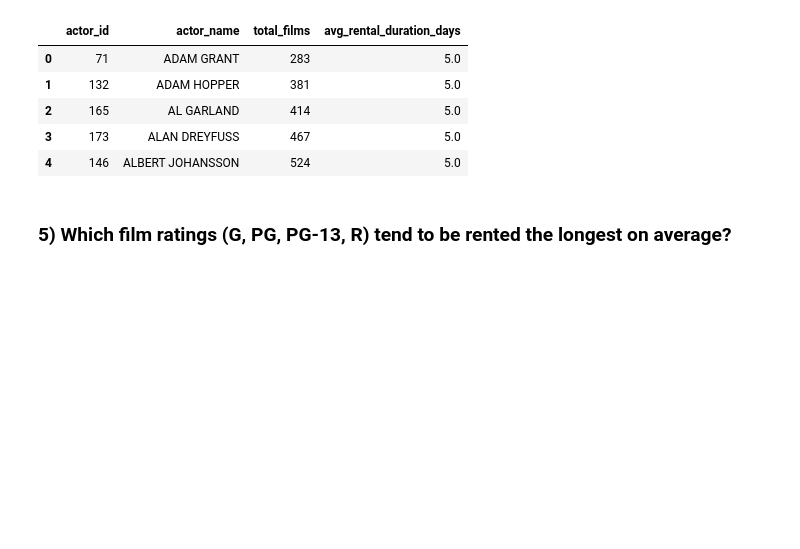
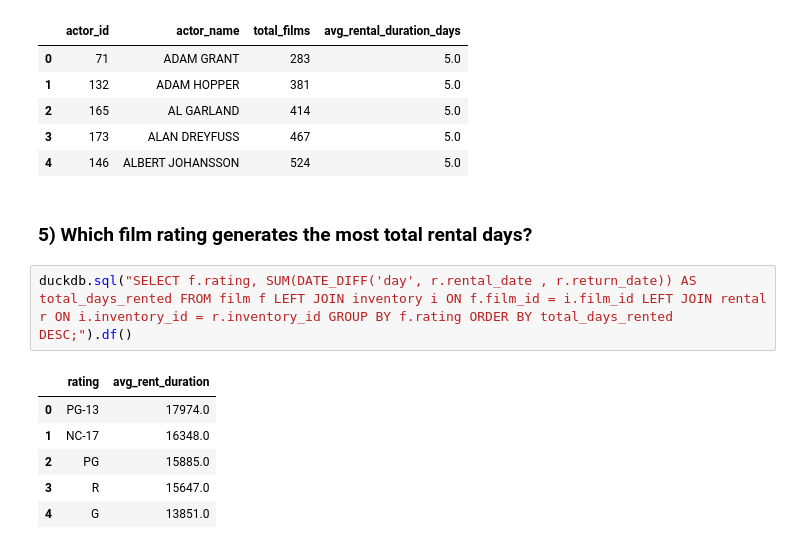
Before and after one commit to LAjoyan/sakila_lab_lilit_ajoyan, a Jupyter notebook: sakila_lab_analysis.ipynb, the cells around one changed output. Cells and saved outputs as stored; diff of their text form; blank space fills up the shorter version.

```diff
--- a/sakila_lab_analysis.ipynb
+++ b/sakila_lab_analysis.ipynb
@@ -218,4 +229,13 @@ duckdb.sql("SELECT (a.actor_id:: INT) AS actor_id, a.first_name || ' ' || a.last
 | 3 | 173 | ALAN DREYFUSS | 467 | 5.0 |
 | 4 | 146 | ALBERT JOHANSSON | 524 | 5.0 |
 # %% [markdown]
-### 5) Which film ratings (G, PG, PG-13, R) tend to be rented the longest on average?
+### 5) Which film rating generates the most total rental days?
+# %%
+duckdb.sql("SELECT f.rating, SUM(DATE_DIFF('day', r.rental_date , r.return_date)) AS total_days_rented FROM film f LEFT JOIN inventory i ON f.film_id = i.film_id LEFT JOIN rental r ON i.inventory_id = r.inventory_id GROUP BY f.rating ORDER BY total_days_rented DESC;").df()
+# %% [output]
+|  | rating | avg_rent_duration |
+| 0 | PG-13 | 17974.0 |
+| 1 | NC-17 | 16348.0 |
+| 2 | PG | 15885.0 |
+| 3 | R | 15647.0 |
+| 4 | G | 13851.0 |
```
Also changed, not shown: parts of 7 cells of this notebook, 2 other files.
